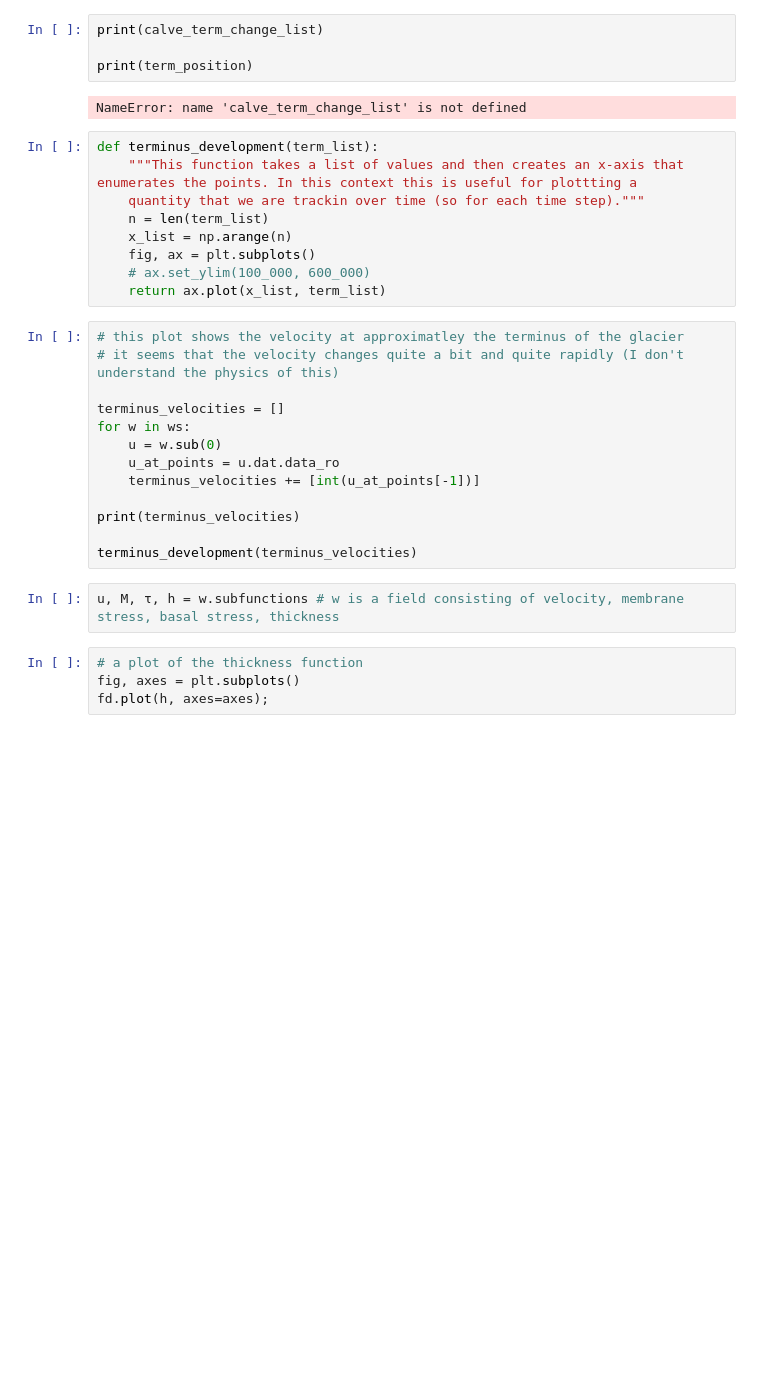
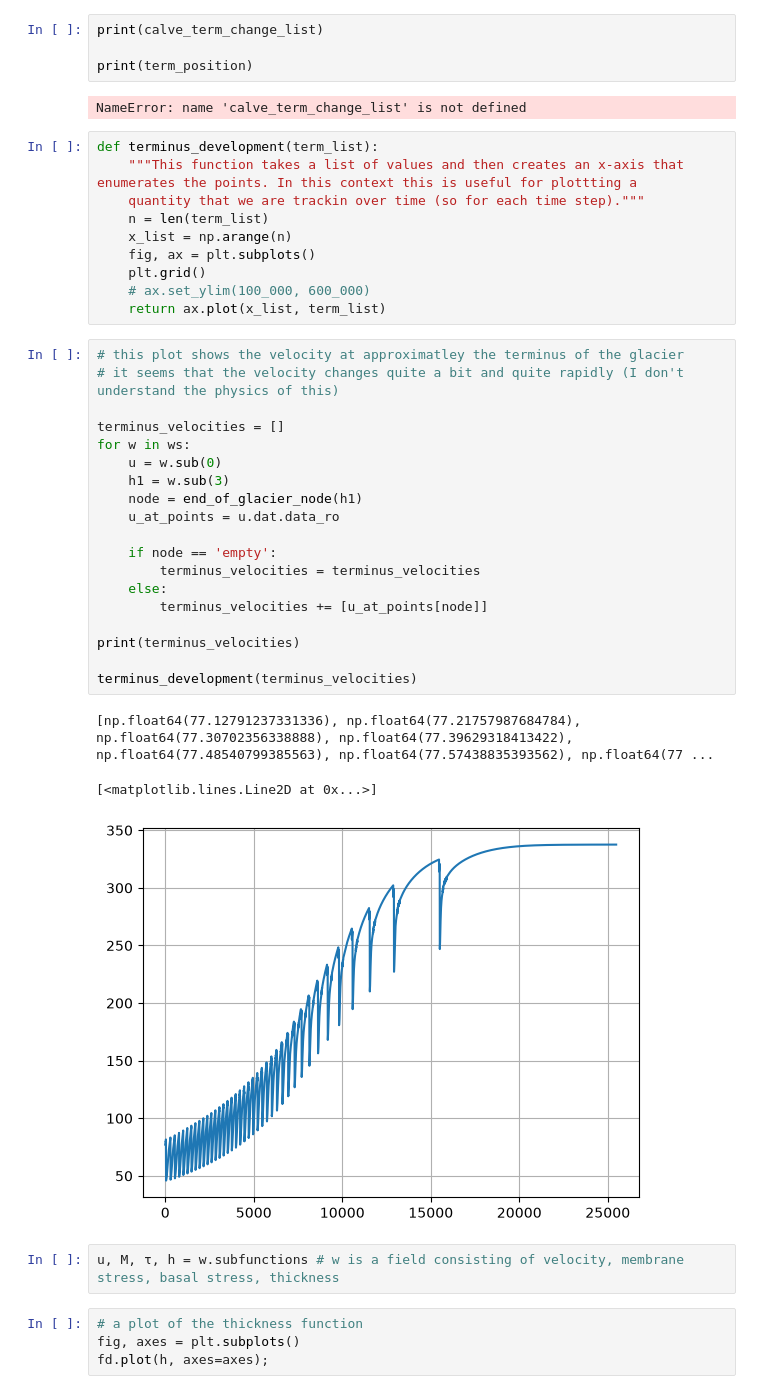
Before and after one commit to AdaKuhtz/1d_calving_experiment, a Jupyter notebook: mismipp_dual_1d_original.ipynb, the cells around one changed output. Cells and saved outputs as stored; diff of their text form; blank space fills up the shorter version.

```diff
--- a/mismipp_dual_1d_original.ipynb
+++ b/mismipp_dual_1d_original.ipynb
@@ -775,21 +825,32 @@ def terminus_development(term_list):
     n = len(term_list)
     x_list = np.arange(n)
     fig, ax = plt.subplots()
+    plt.grid()
     # ax.set_ylim(100_000, 600_000)
     return ax.plot(x_list, term_list)
 # %%
 # this plot shows the velocity at approximatley the terminus of the glacier
 # it seems that the velocity changes quite a bit and quite rapidly (I don't understand the physics of this)
 
 terminus_velocities = []
 for w in ws:
     u = w.sub(0)
+    h1 = w.sub(3)
+    node = end_of_glacier_node(h1)
     u_at_points = u.dat.data_ro
-    terminus_velocities += [int(u_at_points[-1])]
+
+    if node == 'empty':
+        terminus_velocities = terminus_velocities
+    else:
+        terminus_velocities += [u_at_points[node]]
 
 print(terminus_velocities)
 
 terminus_development(terminus_velocities)
+# %% [output]
+[np.float64(77.12791237331336), np.float64(77.21757987684784), np.float64(77.30702356338888), np.float64(77.39629318413422), np.float64(77.48540799385563), np.float64(77.57438835393562), np.float64(77 ...
+[<matplotlib.lines.Line2D at 0x...>]
+[figure, added]
 # %%
 u, M, τ, h = w.subfunctions # w is a field consisting of velocity, membrane stress, basal stress, thickness
 # %%
```
Also changed, not shown: parts of 21 cells of this notebook, 2 other files.
